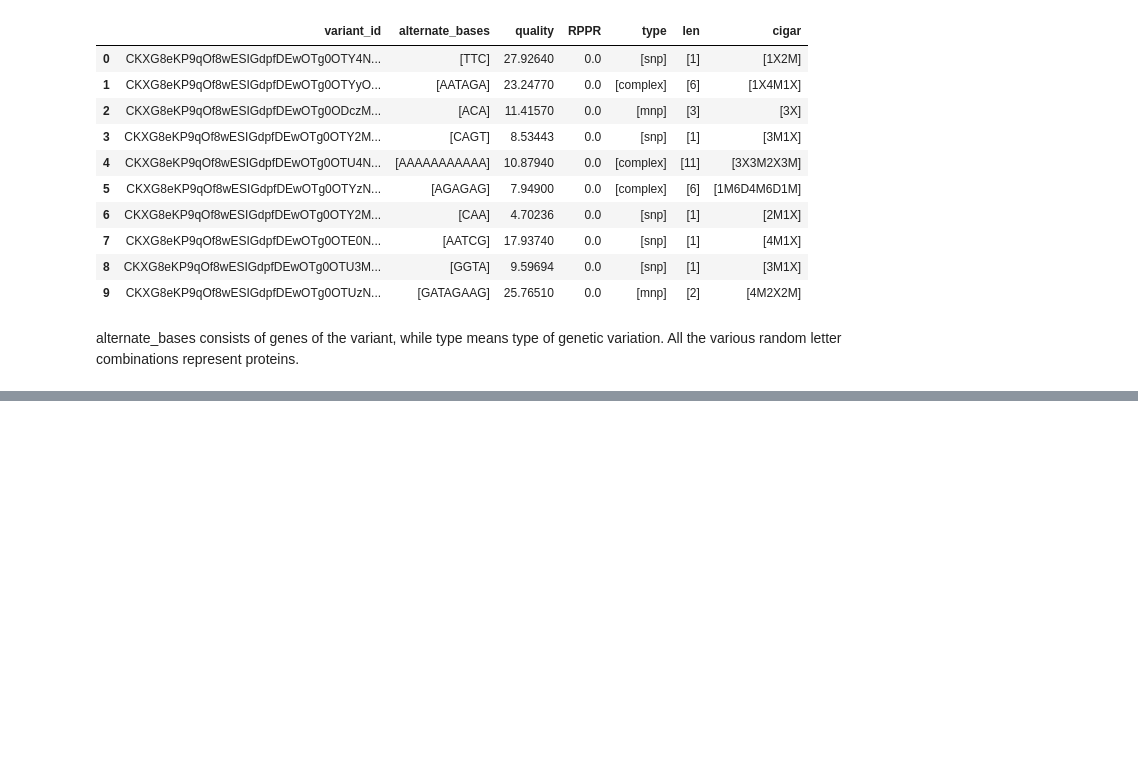
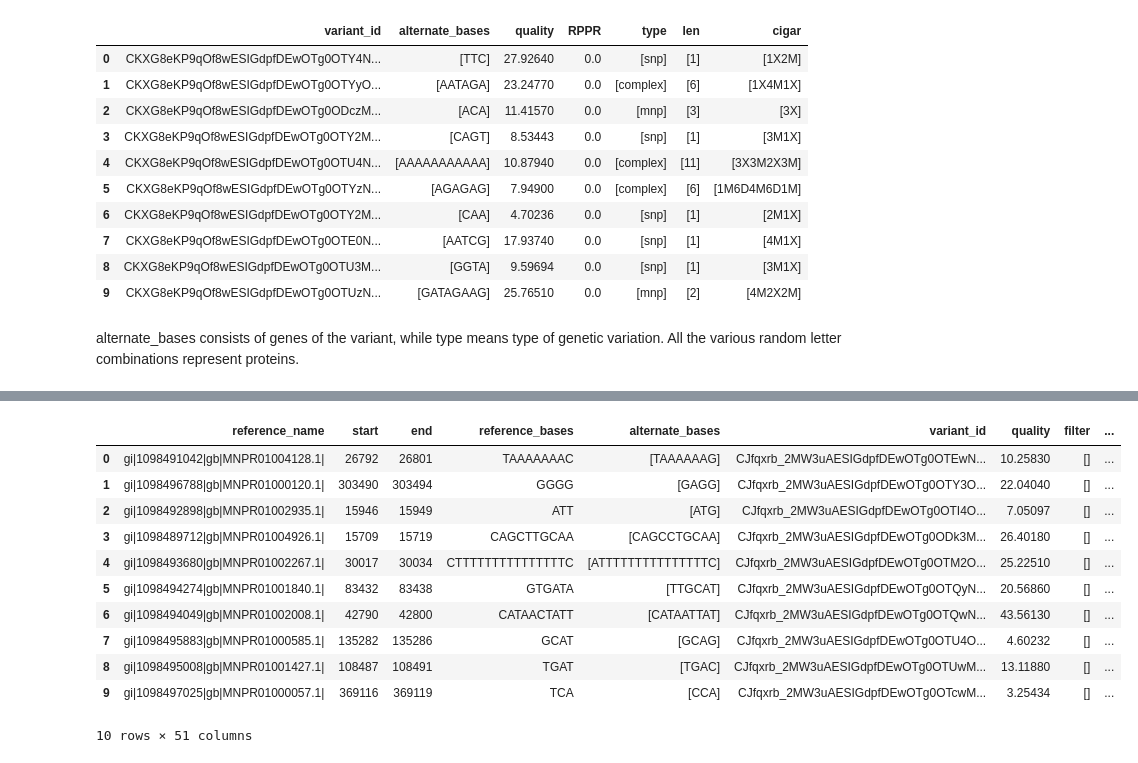
Before and after one commit to Ishancorp/marijuana_genomes_analysis, a Jupyter notebook: notebooks/data_input.ipynb, the cells around one changed output, grey strips where cells are left out. Cells and saved outputs as stored; diff of their text form; code cells hidden in the pictures; blank space fills up the shorter version.

```diff
--- a/notebooks/data_input.ipynb
+++ b/notebooks/data_input.ipynb
@@ -109,0 +174,21 @@ alternate_bases consists of genes of the variant, while type means type of genet
+# %%
+query_transcript = """SELECT
+  *
+FROM
+  `bigquery-public-data.genomics_cannabis.MNPR01_transcriptome_201703` v
+limit 10;"""
+response_transcript = genomes.query_to_pandas_safe(query_transcript, max_gb_scanned=100)
+response_transcript.head(10)
+# %% [output]
+|  | reference_name | start | end | reference_bases | alternate_bases | variant_id | quality | filter | ... |
+| 0 | gi|1098491042|gb|MNPR01004128.1| | 26792 | 26801 | TAAAAAAAC | [TAAAAAAG] | CJfqxrb_2MW3uAESIGdpfDEwOTg0OTEwN... | 10.25830 | [] | ... |
+| 1 | gi|1098496788|gb|MNPR01000120.1| | 303490 | 303494 | GGGG | [GAGG] | CJfqxrb_2MW3uAESIGdpfDEwOTg0OTY3O... | 22.04040 | [] | ... |
+| 2 | gi|1098492898|gb|MNPR01002935.1| | 15946 | 15949 | ATT | [ATG] | CJfqxrb_2MW3uAESIGdpfDEwOTg0OTI4O... | 7.05097 | [] | ... |
+| 3 | gi|1098489712|gb|MNPR01004926.1| | 15709 | 15719 | CAGCTTGCAA | [CAGCCTGCAA] | CJfqxrb_2MW3uAESIGdpfDEwOTg0ODk3M... | 26.40180 | [] | ... |
+| 4 | gi|1098493680|gb|MNPR01002267.1| | 30017 | 30034 | CTTTTTTTTTTTTTTTC | [ATTTTTTTTTTTTTTTC] | CJfqxrb_2MW3uAESIGdpfDEwOTg0OTM2O... | 25.22510 | [] | ... |
+| 5 | gi|1098494274|gb|MNPR01001840.1| | 83432 | 83438 | GTGATA | [TTGCAT] | CJfqxrb_2MW3uAESIGdpfDEwOTg0OTQyN... | 20.56860 | [] | ... |
+| 6 | gi|1098494049|gb|MNPR01002008.1| | 42790 | 42800 | CATAACTATT | [CATAATTAT] | CJfqxrb_2MW3uAESIGdpfDEwOTg0OTQwN... | 43.56130 | [] | ... |
+| 7 | gi|1098495883|gb|MNPR01000585.1| | 135282 | 135286 | GCAT | [GCAG] | CJfqxrb_2MW3uAESIGdpfDEwOTg0OTU4O... | 4.60232 | [] | ... |
+| 8 | gi|1098495008|gb|MNPR01001427.1| | 108487 | 108491 | TGAT | [TGAC] | CJfqxrb_2MW3uAESIGdpfDEwOTg0OTUwM... | 13.11880 | [] | ... |
+| 9 | gi|1098497025|gb|MNPR01000057.1| | 369116 | 369119 | TCA | [CCA] | CJfqxrb_2MW3uAESIGdpfDEwOTg0OTcwM... | 3.25434 | [] | ... |
+10 rows × 51 columns
```
Also changed, not shown: parts of 12 cells of this notebook, 1 other file.
